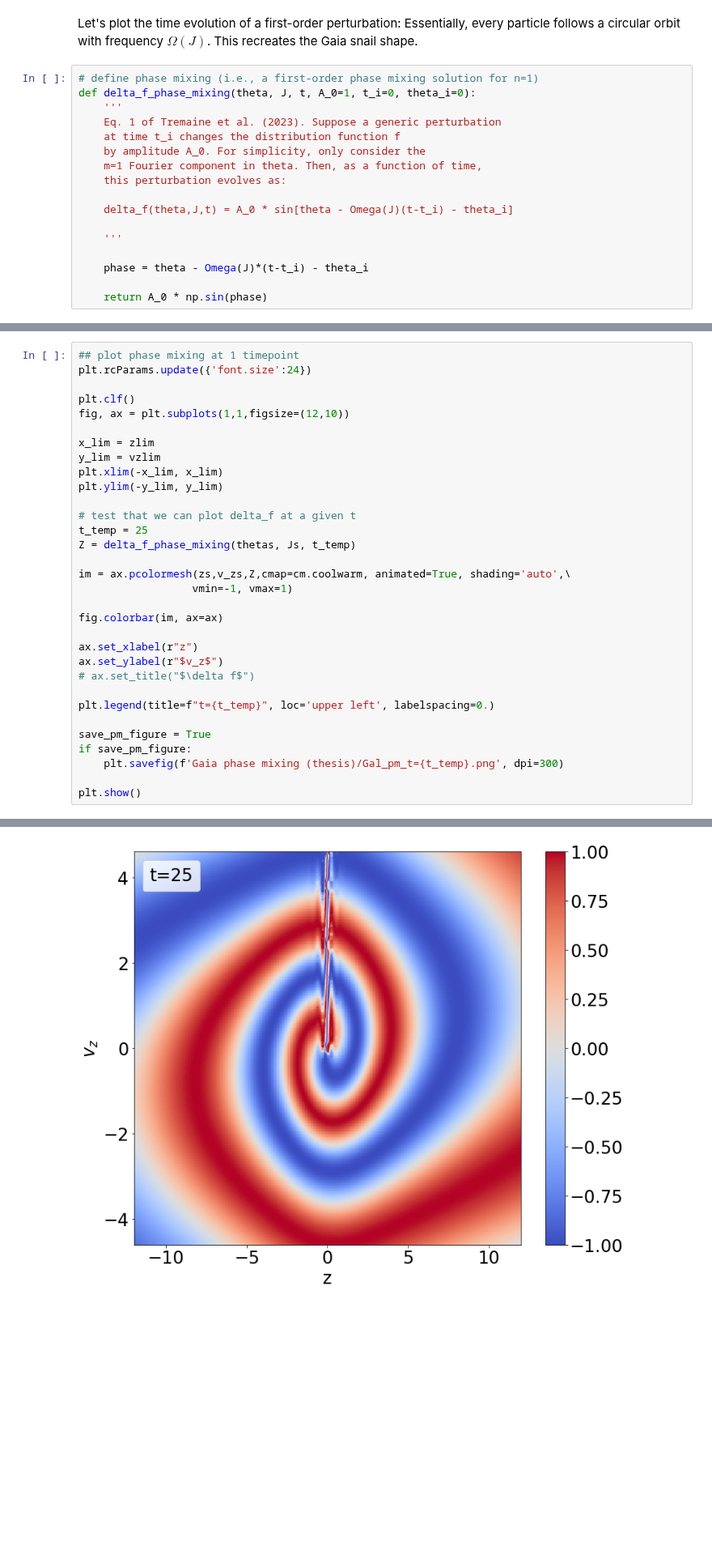
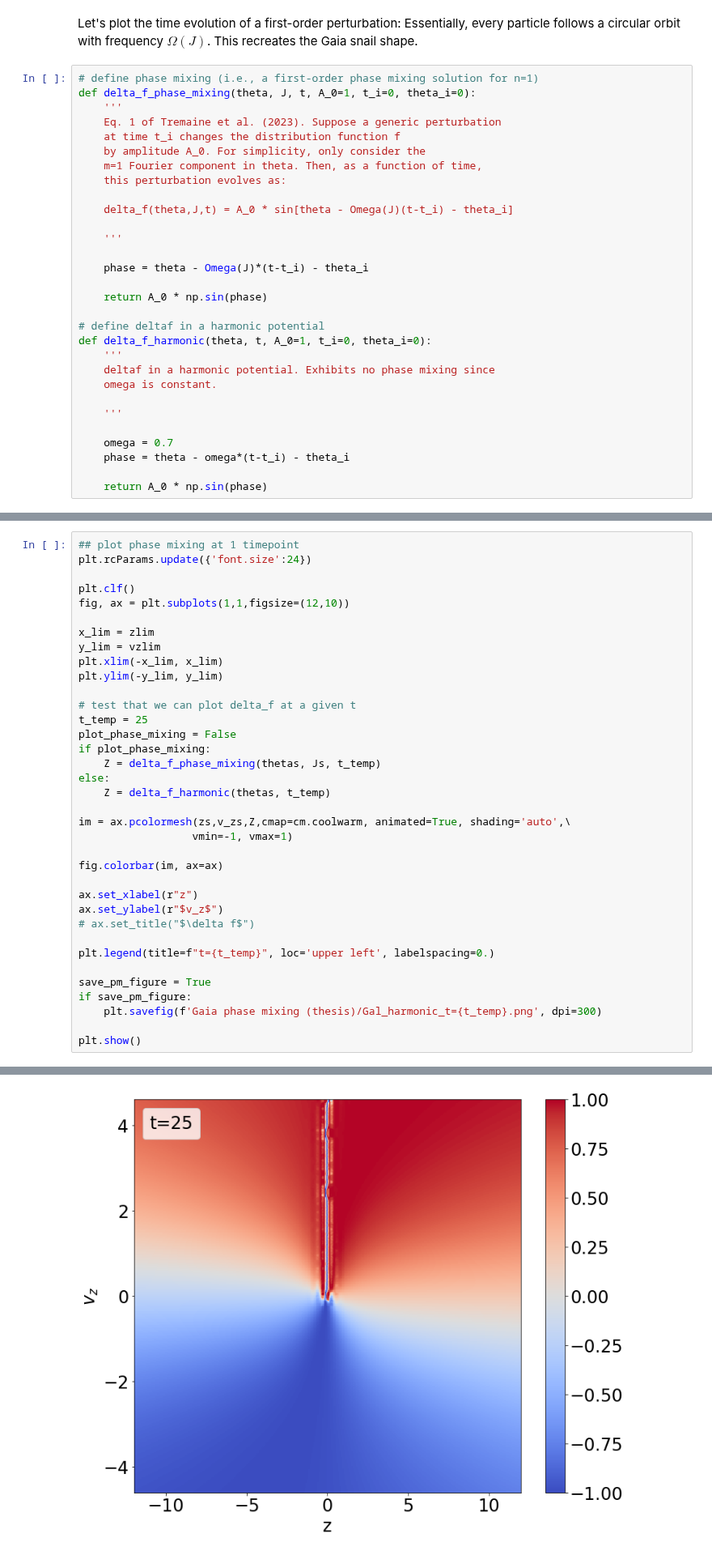
Before and after one commit to Jupiter1994/plasma-echo, a Jupyter notebook: Galactic Phase Mixing and Echo.ipynb, the cells around one changed output, grey strips where cells are left out. Shown at 81% size. Saved outputs shown, nothing was run; the diff lists cells and outputs as text; blank space fills up the shorter version.

Commit message:
made harmonic potential (no phase mixing) plots

```diff
--- a/Galactic Phase Mixing and Echo.ipynb
+++ b/Galactic Phase Mixing and Echo.ipynb
@@ -148,6 +148,19 @@ def delta_f_phase_mixing(theta, J, t, A_0=1, t_i=0, theta_i=0):
     phase = theta - Omega(J)*(t-t_i) - theta_i
 
     return A_0 * np.sin(phase)
+
+# define deltaf in a harmonic potential
+def delta_f_harmonic(theta, t, A_0=1, t_i=0, theta_i=0):
+    '''
+    deltaf in a harmonic potential. Exhibits no phase mixing since
+    omega is constant.
+
+    '''
+
+    omega = 0.7
+    phase = theta - omega*(t-t_i) - theta_i
+
+    return A_0 * np.sin(phase)
 # %%
 ## define the hammer parameters + phase space rage
 t1, t2 = 0, 100
@@ -185,36 +198,40 @@ plt.rcParams.update({'font.size':24})
 
 plt.clf()
 fig, ax = plt.subplots(1,1,figsize=(12,10))
 
 x_lim = zlim
 y_lim = vzlim
 plt.xlim(-x_lim, x_lim)
 plt.ylim(-y_lim, y_lim)
 
 # test that we can plot delta_f at a given t
 t_temp = 25
-Z = delta_f_phase_mixing(thetas, Js, t_temp)
+plot_phase_mixing = False
+if plot_phase_mixing:
+    Z = delta_f_phase_mixing(thetas, Js, t_temp)
+else:
+    Z = delta_f_harmonic(thetas, t_temp)
 
 im = ax.pcolormesh(zs,v_zs,Z,cmap=cm.coolwarm, animated=True, shading='auto',\
                   vmin=-1, vmax=1)
 
 fig.colorbar(im, ax=ax)
 
 ax.set_xlabel(r"z")
 ax.set_ylabel(r"$v_z$")
 # ax.set_title("$\delta f$")
 
 plt.legend(title=f"t={t_temp}", loc='upper left', labelspacing=0.)
 
 save_pm_figure = True
 if save_pm_figure:
-    plt.savefig(f'Gaia phase mixing (thesis)/Gal_pm_t={t_temp}.png', dpi=300)
+    plt.savefig(f'Gaia phase mixing (thesis)/Gal_harmonic_t={t_temp}.png', dpi=300)
 
 plt.show()
 # %% [output]
 No handles with labels found to put in legend.
 <Figure size 720x504 with 0 Axes>
-[figure, old version]
+[figure, new version]
 # %% [markdown]
 ### plot the slice at $z=0$
 # %%
```
Also changed, not shown: parts of 1 cell of this notebook.
